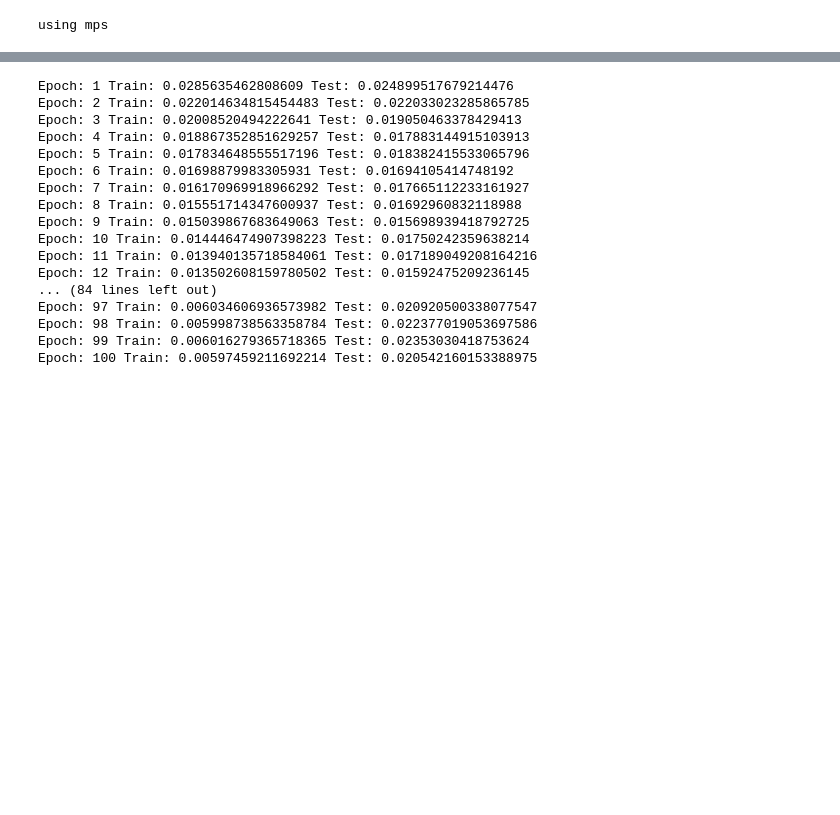
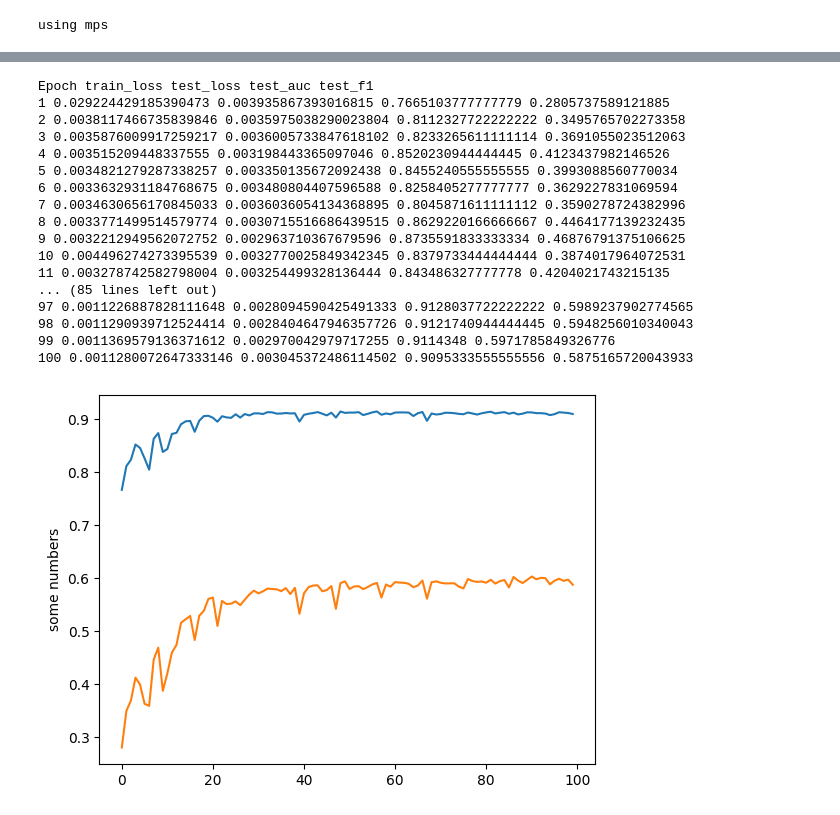
Before and after one commit to imranson/cog-robotics-experiments-342, a Jupyter notebook: notebooks/COMP34212_Lab2b_Pytorch_CNN_CIFAR_2025.ipynb, the cells around one changed output, grey strips where cells are left out. Cells and saved outputs as stored; diff of their text form; code cells hidden in the pictures; blank space fills up the shorter version.

```diff
--- a/notebooks/COMP34212_Lab2b_Pytorch_CNN_CIFAR_2025.ipynb
+++ b/notebooks/COMP34212_Lab2b_Pytorch_CNN_CIFAR_2025.ipynb
@@ -4,24 +4,25 @@ from torch import nn
 from torch.utils.data import DataLoader
 from torchvision import datasets
 from torchvision.transforms import ToTensor
+from sklearn.metrics import roc_auc_score, f1_score
 
-BATCH_SIZE = 64
+BATCH_SIZE = 512
 EPOCHS = 100
-LR = 1e-3
+LR = 8e-3
 DEVICE = torch.accelerator.current_accelerator().type if torch.accelerator.is_available() else "cpu"
 print('using', DEVICE)
 # %% [output]
 using mps
 # %%
 training_data = datasets.CIFAR10(
-    root="data",
+    root="../data",
     train=True,
     download=True,
     transform=ToTensor()
 )
 
 test_data = datasets.CIFAR10(
-    root="data",
+    root="../data",
     train=False,
     download=True,
     transform=ToTensor()
@@ -58,10 +73,16 @@ model = CustomCNN().to(DEVICE)
 loss_fn = nn.CrossEntropyLoss().to(DEVICE)
 optimizer = torch.optim.RMSprop(model.parameters(), lr=LR)
 # %%
+train_loss_history = []
+test_loss_history = []
+test_auc_history = []
+test_f1_history = []
+
+print("Epoch train_loss test_loss test_auc test_f1")
 for epoch in range(1, EPOCHS+1):
     train_loss = 0
     model.train()
-    for batch_size, (X, y) in enumerate(train_dataloader):
+    for batch, (X, y) in enumerate(train_dataloader):
         X, y = X.to(DEVICE), y.to(DEVICE)
         pred = model(X)
         loss = loss_fn(pred, y)
@@ -71,28 +92,49 @@ for epoch in range(1, EPOCHS+1):
         train_loss += loss.item()
 
     test_loss = 0
+    labels = []
+    softmax_preds = []
+    preds = []
     model.eval()
-    for batch_size, (X, y) in enumerate(test_dataloader):
+    for batch, (X, y) in enumerate(test_dataloader):
         X, y = X.to(DEVICE), y.to(DEVICE)
         pred = model(X)
         loss = loss_fn(pred, y)
         test_loss += loss.item()
-    print(epoch, train_loss / len(training_data), test_loss / len(test_data))
+        labels.extend(y.cpu().numpy())
+        softmax_preds.extend(nn.Softmax(-1)(pred).cpu().detach().tolist())
+        preds.extend(pred.argmax(-1).cpu().detach().tolist())
+    auc = roc_auc_score(labels, softmax_preds, multi_class='ovr')
+    f1 = f1_score(labels, preds, average='macro')
+    print(epoch, train_loss / len(training_data), test_loss / len(test_data), auc, f1)
+    train_loss_history.append(train_loss / len(training_data))
+    test_loss_history.append(test_loss / len(test_data))
+    test_auc_history.append(auc)
+    test_f1_history.append(f1)
 # %% [output]
-Epoch: 1 Train: 0.0285635462808609 Test: 0.024899517679214476
-Epoch: 2 Train: 0.022014634815454483 Test: 0.022033023285865785
-Epoch: 3 Train: 0.02008520494222641 Test: 0.019050463378429413
-Epoch: 4 Train: 0.018867352851629257 Test: 0.017883144915103913
-Epoch: 5 Train: 0.017834648555517196 Test: 0.018382415533065796
-Epoch: 6 Train: 0.01698879983305931 Test: 0.01694105414748192
-Epoch: 7 Train: 0.016170969918966292 Test: 0.017665112233161927
-Epoch: 8 Train: 0.015551714347600937 Test: 0.01692960832118988
-Epoch: 9 Train: 0.015039867683649063 Test: 0.015698939418792725
-Epoch: 10 Train: 0.014446474907398223 Test: 0.01750242359638214
-Epoch: 11 Train: 0.013940135718584061 Test: 0.017189049208164216
-Epoch: 12 Train: 0.013502608159780502 Test: 0.01592475209236145
-... (84 lines left out)
-Epoch: 97 Train: 0.006034606936573982 Test: 0.020920500338077547
-Epoch: 98 Train: 0.005998738563358784 Test: 0.022377019053697586
-Epoch: 99 Train: 0.006016279365718365 Test: 0.02353030418753624
-Epoch: 100 Train: 0.00597459211692214 Test: 0.020542160153388975
+Epoch train_loss test_loss test_auc test_f1
+1 0.029224429185390473 0.003935867393016815 0.7665103777777779 0.2805737589121885
+2 0.0038117466735839846 0.0035975038290023804 0.8112327722222222 0.3495765702273358
+3 0.0035876009917259217 0.0036005733847618102 0.8233265611111114 0.3691055023512063
+4 0.003515209448337555 0.003198443365097046 0.8520230944444445 0.4123437982146526
+5 0.0034821279287338257 0.003350135672092438 0.8455240555555555 0.3993088560770034
+6 0.0033632931184768675 0.003480804407596588 0.8258405277777777 0.3629227831069594
+7 0.0034630656170845033 0.0036036054134368895 0.8045871611111112 0.3590278724382996
+8 0.0033771499514579774 0.0030715516686439515 0.8629220166666667 0.4464177139232435
+9 0.0032212949562072752 0.002963710367679596 0.8735591833333334 0.46876791375106625
+10 0.004496274273395539 0.0032770025849342345 0.8379733444444444 0.3874017964072531
+11 0.003278742582798004 0.003254499328136444 0.843486327777778 0.4204021743215135
+... (85 lines left out)
+97 0.0011226887828111648 0.0028094590425491333 0.9128037722222222 0.5989237902774565
+98 0.0011290939712524414 0.0028404647946357726 0.9121740944444445 0.5948256010340043
+99 0.0011369579136371612 0.002970042979717255 0.9114348 0.5971785849326776
+100 0.0011280072647333146 0.003045372486114502 0.9095333555555556 0.5875165720043933
+# %%
+import matplotlib.pyplot as plt
+
+plt.plot(test_auc_history)
+plt.plot(test_f1_history)
+plt.ylabel('some numbers')
+plt.show()
+# %% [output]
+[figure, added]
```
Also changed, not shown: parts of 4 cells of this notebook, 1 other file.
